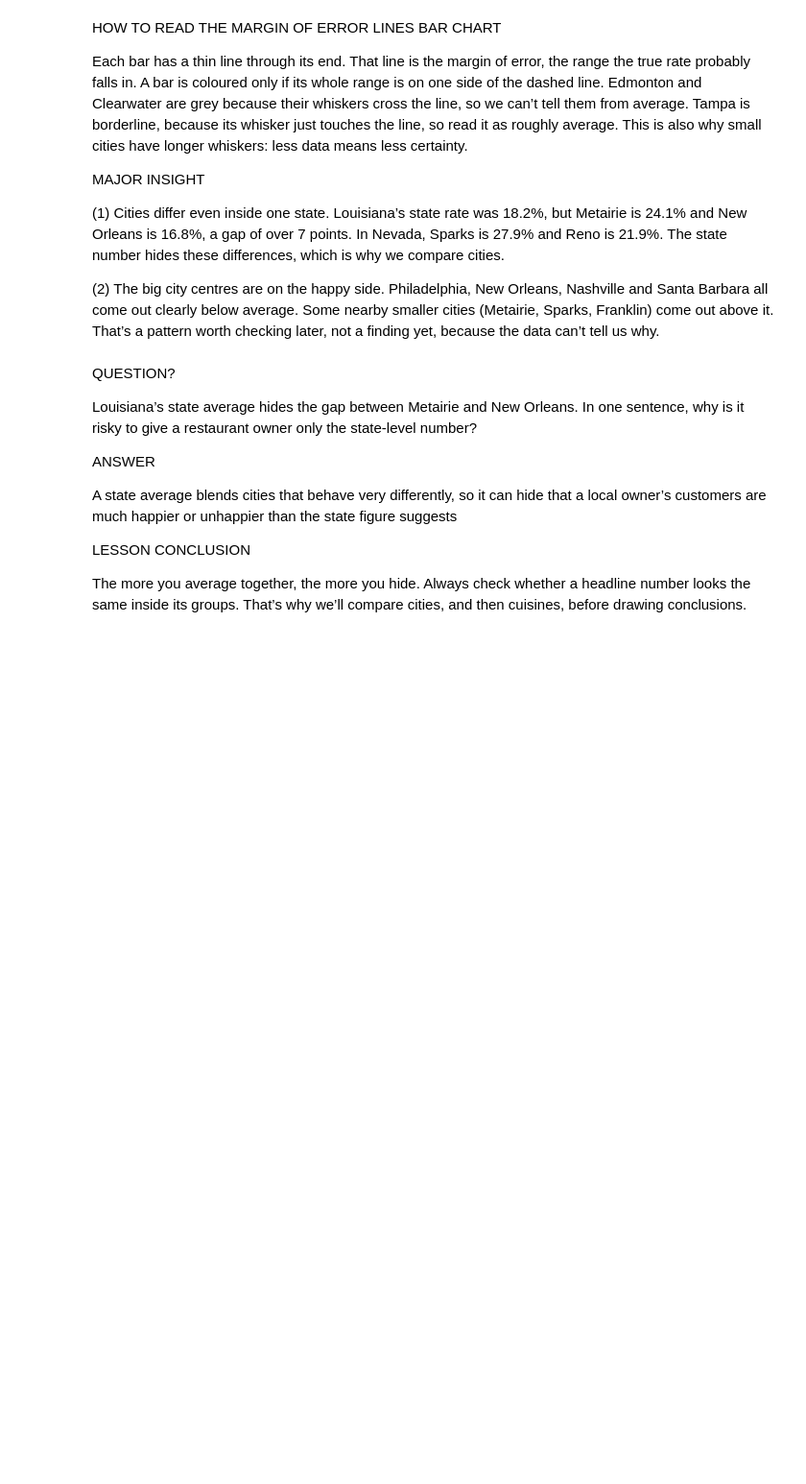
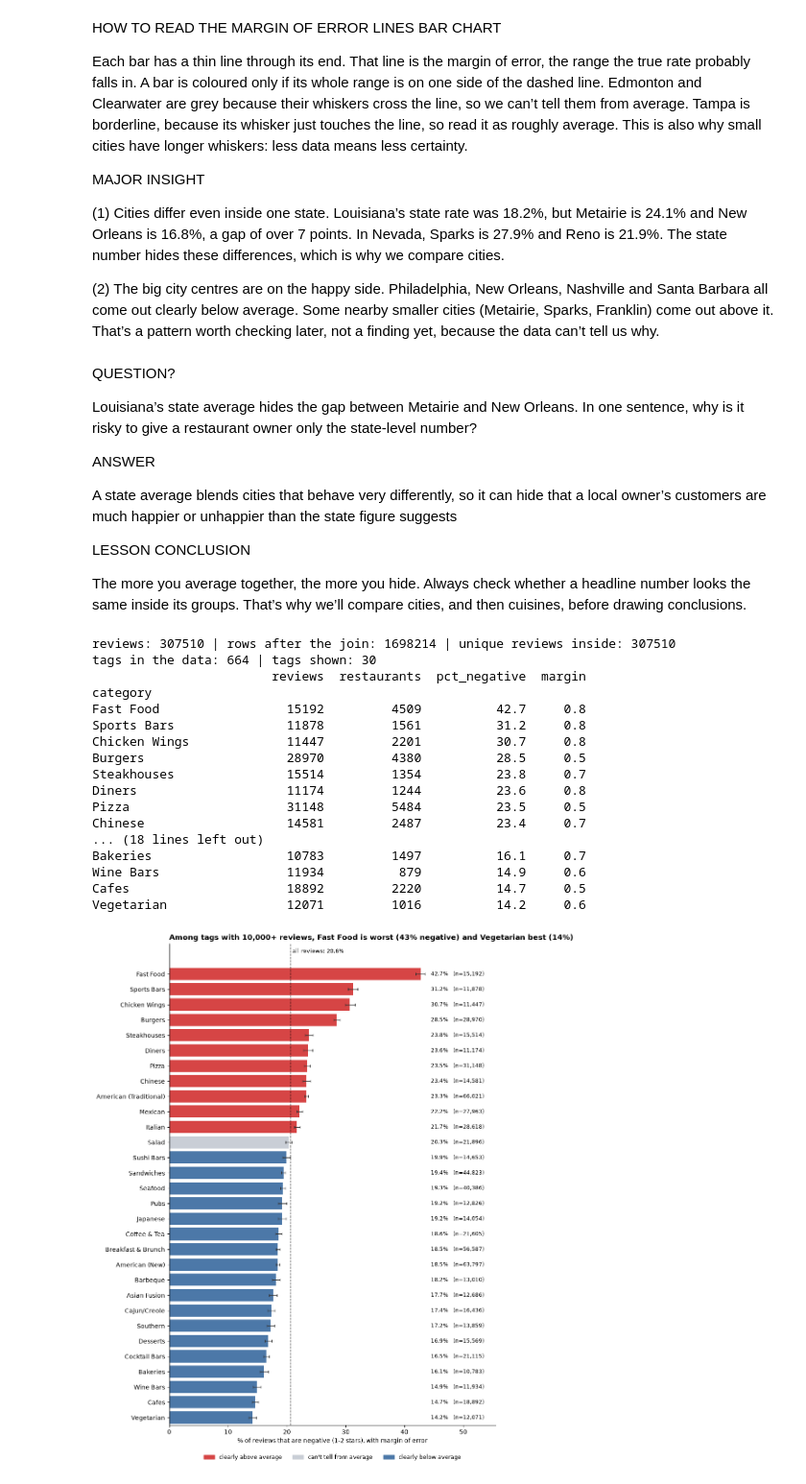
Before and after one commit to MIZZYAYO/yelp-restaurant-complaint-analysis, a Jupyter notebook: notebooks/01_eda.ipynb, the cells around one changed output. Shown at 96% size. Drawn from its saved outputs; the diff is of its cells as text; code cells hidden in the pictures; blank space fills up the shorter version.

Commit message:
Add negative review rate by cuisine tag
Joins reviews to category tags (many-to-many, unique reviews unchanged); Fast Food is 42.7% negative vs 20.6% overall, Vegetarian 14.2%.

```diff
--- a/notebooks/01_eda.ipynb
+++ b/notebooks/01_eda.ipynb
@@ -330,3 +330,83 @@ A state average blends cities that behave very differently, so it can hide that
 LESSON CONCLUSION
 
 The more you average together, the more you hide. Always check whether a headline number looks the same inside its groups. That’s why we’ll compare cities, and then cuisines, before drawing conclusions.
+# %%
+# WHICH KIND OF RESTAURANT GETS THE MOST NEGATIVE REVIEWS? (1 OR 2 STARS)
+
+# THE KINDS OF RESTAURANTS ARE THE CATEGORY TAGS THAT YELP ATTACHES TO EACH BUSINESS.
+
+import numpy as np
+from matplotlib.patches import Patch
+
+MIN_REVIEWS = 10000       # only compare tags with at least this many reviews (you can change it)
+GENERIC = ["Restaurants", "Food", "Event Planning & Services", "Arts & Entertainment",
+           "Venues & Event Spaces", "Specialty Food", "Caterers", "Beer", "Wine & Spirits",
+           "Nightlife", "Bars"]            # labels that do not describe what is served
+
+# 1) join reviews to the category tags. A restaurant has many tags, so ONE review appears once per tag.
+#    The row count SHOULD grow here. What must stay the same is the number of unique reviews.
+rc = reviews[["review_id", "business_id", "star_group"]].merge(categories, on="business_id", how="inner")
+print("reviews:", len(reviews), "| rows after the join:", len(rc), "| unique reviews inside:", rc["review_id"].nunique())
+rc["is_negative"] = (rc["star_group"] == "negative")
+baseline = (reviews["star_group"] == "negative").mean() * 100      # baseline from UNIQUE reviews: 20.6%
+
+# 2) per tag: reviews, restaurants, % negative, margin of error
+by_tag = (rc.groupby("category")
+            .agg(reviews=("review_id", "count"),
+                 restaurants=("business_id", "nunique"),
+                 p=("is_negative", "mean")))
+by_tag["pct_negative"] = by_tag["p"] * 100
+by_tag["margin"] = 1.96 * np.sqrt(by_tag["p"] * (1 - by_tag["p"]) / by_tag["reviews"]) * 100
+tags = (by_tag[(by_tag["reviews"] >= MIN_REVIEWS) & (~by_tag.index.isin(GENERIC))]
+          .sort_values("pct_negative", ascending=False))
+print("tags in the data:", len(by_tag), "| tags shown:", len(tags))
+print(tags[["reviews", "restaurants", "pct_negative", "margin"]].round(1))
+
+# 3) draw it (same colour rule as the city chart)
+def pick_color(row):
+    if row["pct_negative"] - row["margin"] > baseline: return "#D64545"
+    if row["pct_negative"] + row["margin"] < baseline: return "#4C78A8"
+    return "#C9CED6"
+colors = tags.apply(pick_color, axis=1)
+
+fig, ax = plt.subplots(figsize=(9.5, 0.33 * len(tags) + 2.5))
+ax.barh(tags.index, tags["pct_negative"], xerr=tags["margin"], color=colors,
+        error_kw=dict(ecolor="#333333", capsize=2, lw=1))
+ax.invert_yaxis()
+ax.axvline(baseline, color="black", linestyle="--", linewidth=1)
+ax.text(baseline + 0.3, -1.3, f"all reviews: {baseline:.1f}%", fontsize=9, va="bottom")
+label_x = (tags["pct_negative"] + tags["margin"]).max() + 1.0
+for y, (pct, n) in enumerate(zip(tags["pct_negative"], tags["reviews"])):
+    ax.text(label_x, y, f"{pct:.1f}%   (n={n:,})", va="center", fontsize=8.5)
+ax.set_xlabel("% of reviews that are negative (1-2 stars), with margin of error")
+ax.set_xlim(0, label_x + 11)
+ax.set_ylim(len(tags) - 0.5, -2)
+hi, lo = tags.index[0], tags.index[-1]
+ax.set_title(f"Among tags with {MIN_REVIEWS:,}+ reviews, {hi} is worst ({tags['pct_negative'].max():.0f}% negative) and {lo} best ({tags['pct_negative'].min():.0f}%)",
+             loc="left", fontsize=12, fontweight="bold")
+ax.legend(handles=[Patch(color="#D64545", label="clearly above average"),
+                   Patch(color="#C9CED6", label="can't tell from average"),
+                   Patch(color="#4C78A8", label="clearly below average")],
+          loc="upper center", bbox_to_anchor=(0.5, -0.05), ncol=3, frameon=False, fontsize=9)
+sns.despine()
+plt.tight_layout()
+plt.show()
+# %% [output]
+reviews: 307510 | rows after the join: 1698214 | unique reviews inside: 307510
+tags in the data: 664 | tags shown: 30
+                        reviews  restaurants  pct_negative  margin
+category
+Fast Food                 15192         4509          42.7     0.8
+Sports Bars               11878         1561          31.2     0.8
+Chicken Wings             11447         2201          30.7     0.8
+Burgers                   28970         4380          28.5     0.5
+Steakhouses               15514         1354          23.8     0.7
+Diners                    11174         1244          23.6     0.8
+Pizza                     31148         5484          23.5     0.5
+Chinese                   14581         2487          23.4     0.7
+... (18 lines left out)
+Bakeries                  10783         1497          16.1     0.7
+Wine Bars                 11934          879          14.9     0.6
+Cafes                     18892         2220          14.7     0.5
+Vegetarian                12071         1016          14.2     0.6
+[figure, added]
```
Also changed, not shown: parts of 1 cell of this notebook.
